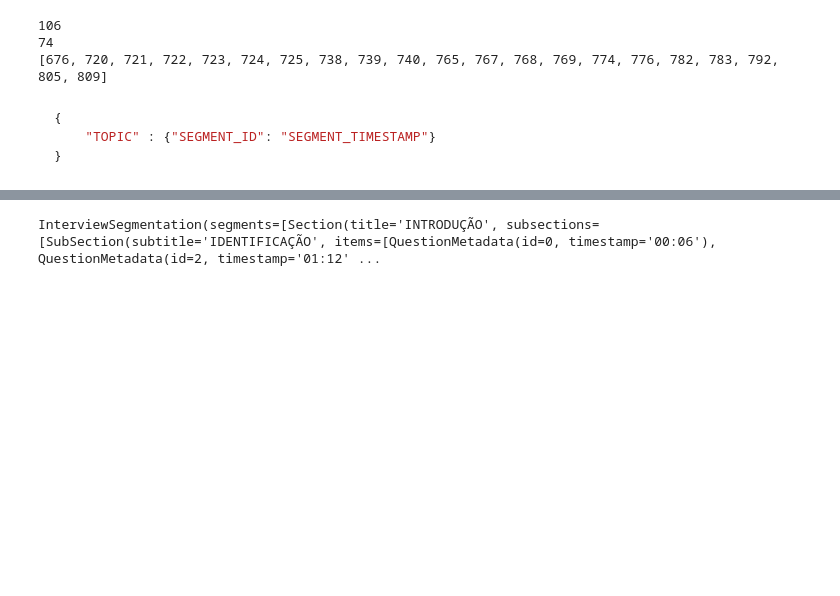
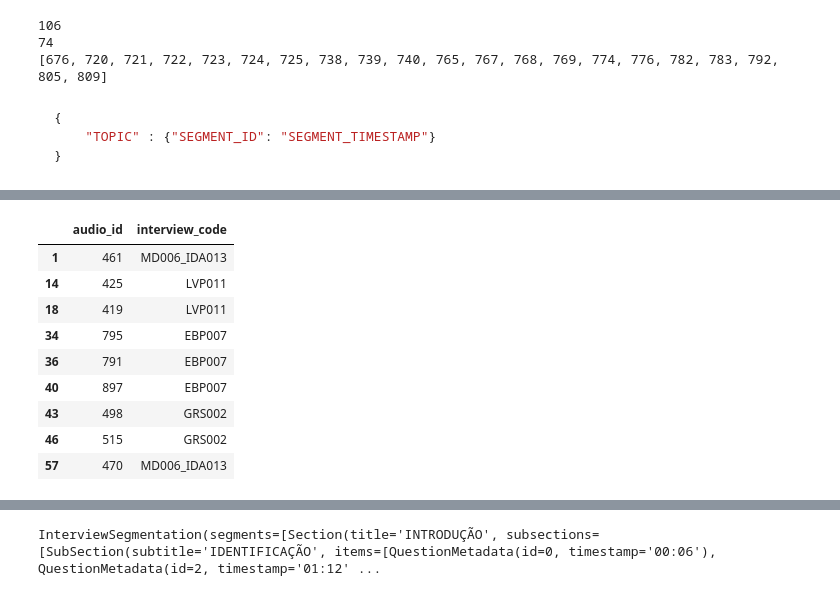
Before and after one commit to antonioMoreira/my-masters-degree, a Jupyter notebook: notebooks/mupe-dataset.ipynb, the cells around one changed output, grey strips where cells are left out. Cells and saved outputs as stored; diff of their text form; code cells hidden in the pictures; blank space fills up the shorter version.

Commit message:
Delete interview segmentation sample JSON and update mupe-dataset notebook with new segmentation processing logic and output handling.

```diff
--- a/notebooks/mupe-dataset.ipynb
+++ b/notebooks/mupe-dataset.ipynb
@@ -546 +561,97 @@ def split_interview_questions(sample_df: pd.DataFrame, interview_code:str) -> tu
+# %%
+s = """
+Segmentation saved for audio_id=859 with interview_code=ADC052_MA108
+Segmentation saved for audio_id=461 with interview_code=MD006_IDA013
+Segmentation saved for audio_id=481 with interview_code=MG023_IDA013
+Segmentation saved for audio_id=824 with interview_code=GVDR016
+Segmentation saved for audio_id=469 with interview_code=MD006_MM057
+Segmentation saved for audio_id=468 with interview_code=IDA013
+Segmentation saved for audio_id=812 with interview_code=SL008_LG115
+Segmentation saved for audio_id=36 with interview_code=MR058_ALNDO025
+Segmentation saved for audio_id=794 with interview_code=CL004
+Segmentation saved for audio_id=921 with interview_code=MR018_RP080
+Segmentation saved for audio_id=34 with interview_code=EK015_ACA047
+Segmentation saved for audio_id=429 with interview_code=LGB035_RDG022
+Segmentation saved for audio_id=430 with interview_code=MR018_KCGDS081
+Segmentation saved for audio_id=427 with interview_code=DDC026_GM114
+Segmentation saved for audio_id=425 with interview_code=LVP011
+Segmentation saved for audio_id=32 with interview_code=CB033
+Segmentation saved for audio_id=894 with interview_code=TM001_AD030
+Segmentation saved for audio_id=813 with interview_code=CMR031_JL076
+Segmentation saved for audio_id=419 with interview_code=LVP011
+Segmentation saved for audio_id=808 with interview_code=RMNH003
+Segmentation saved for audio_id=416 with interview_code=RDG022
+Segmentation saved for audio_id=869 with interview_code=CB033_CB112
+Segmentation saved for audio_id=809 with interview_code=CMR031_FP083
+Segmentation saved for audio_id=907 with interview_code=MLJ029
+Segmentation saved for audio_id=853 with interview_code=ALNDO025
+Segmentation saved for audio_id=852 with interview_code=SMF060
+Segmentation saved for audio_id=840 with interview_code=EK015_RP080
+Segmentation saved for audio_id=913 with interview_code=CM062_ACA047
+Segmentation saved for audio_id=818 with interview_code=TM001_MC012
+Segmentation saved for audio_id=799 with interview_code=RMNH003_AR079
+Segmentation saved for audio_id=797 with interview_code=GRS002_GN019
+Segmentation saved for audio_id=889 with interview_code=MC012
+Segmentation saved for audio_id=760 with interview_code=VR024_MC012
+Segmentation saved for audio_id=402 with interview_code=KW005_MM045
+Segmentation saved for audio_id=795 with interview_code=EBP007
+Segmentation saved for audio_id=881 with interview_code=MR018
+Segmentation saved for audio_id=791 with interview_code=EBP007
+Segmentation saved for audio_id=879 with interview_code=GN019
+Segmentation saved for audio_id=822 with interview_code=TM001_HC075
+Segmentation saved for audio_id=898 with interview_code=GRS002_PR109
+Segmentation saved for audio_id=897 with interview_code=EBP007
+Segmentation saved for audio_id=896 with interview_code=NLDC010_CP073
+Segmentation saved for audio_id=496 with interview_code=NLDC010
+Segmentation saved for audio_id=498 with interview_code=GRS002
+Segmentation saved for audio_id=526 with interview_code=MT021_CP073
+Segmentation saved for audio_id=523 with interview_code=RMNH003_TL118
+Segmentation saved for audio_id=515 with interview_code=GRS002
+Segmentation saved for audio_id=519 with interview_code=SL008_CP073
+Segmentation saved for audio_id=507 with interview_code=MD006
+Segmentation saved for audio_id=506 with interview_code=MD006_MA090
+Segmentation saved for audio_id=517 with interview_code=TM001
+Segmentation saved for audio_id=492 with interview_code=FP028_IDA013
+Segmentation saved for audio_id=769 with interview_code=WC027_FP083
+Segmentation saved for audio_id=462 with interview_code=IDA013_TB074
+Segmentation saved for audio_id=892 with interview_code=FP028_AM068
+Segmentation saved for audio_id=839 with interview_code=MU066_CF067
+Segmentation saved for audio_id=399 with interview_code=RMNH003_CM121
+Segmentation saved for audio_id=470 with interview_code=MD006_IDA013
+Segmentation saved for audio_id=891 with interview_code=CF067
+Segmentation saved for audio_id=474 with interview_code=AM068_MM057
+Segmentation saved for audio_id=785 with interview_code=SL008_LB102
+Segmentation saved for audio_id=845 with interview_code=MAR054_CM062
+Segmentation saved for audio_id=851 with interview_code=RMNH003_GRS002
+Segmentation saved for audio_id=841 with interview_code=SL008_ADSP097
+Segmentation saved for audio_id=806 with interview_code=CL004_JB089
+Segmentation saved for audio_id=874 with interview_code=ACC038_KS092
+Segmentation saved for audio_id=857 with interview_code=WC027
+Segmentation saved for audio_id=856 with interview_code=FCR041
+Segmentation saved for audio_id=805 with interview_code=NLDC010_IDP078
+Segmentation saved for audio_id=911 with interview_code=AD030_MDS104
+Segmentation saved for audio_id=844 with interview_code=RMNH003_ADSP097_KV128
+"""
+
+inter_code_re = re.compile(r"Segmentation saved for audio_id=(?P<audio_id>\d+) with interview_code=(?P<interview_code>[\w_+-]+)")
+
+l = []
+for line in s.strip().split("\n"):
+    l.append(list(inter_code_re.match(line).groups()))
+
+l = np.array(l, dtype=object)
+
+df = pd.DataFrame(l, columns=['audio_id', 'interview_code'])
+df[df['interview_code'].isin(['EBP007', 'MD006_IDA013', 'GRS002', 'LVP011'])]
+# %% [output]
+|  | audio_id | interview_code |
+| 1 | 461 | MD006_IDA013 |
+| 14 | 425 | LVP011 |
+| 18 | 419 | LVP011 |
+| 34 | 795 | EBP007 |
+| 36 | 791 | EBP007 |
+| 40 | 897 | EBP007 |
+| 43 | 498 | GRS002 |
+| 46 | 515 | GRS002 |
+| 57 | 470 | MD006_IDA013 |
 # %%
```
Also changed, not shown: parts of 2 cells of this notebook, 1 other file.
